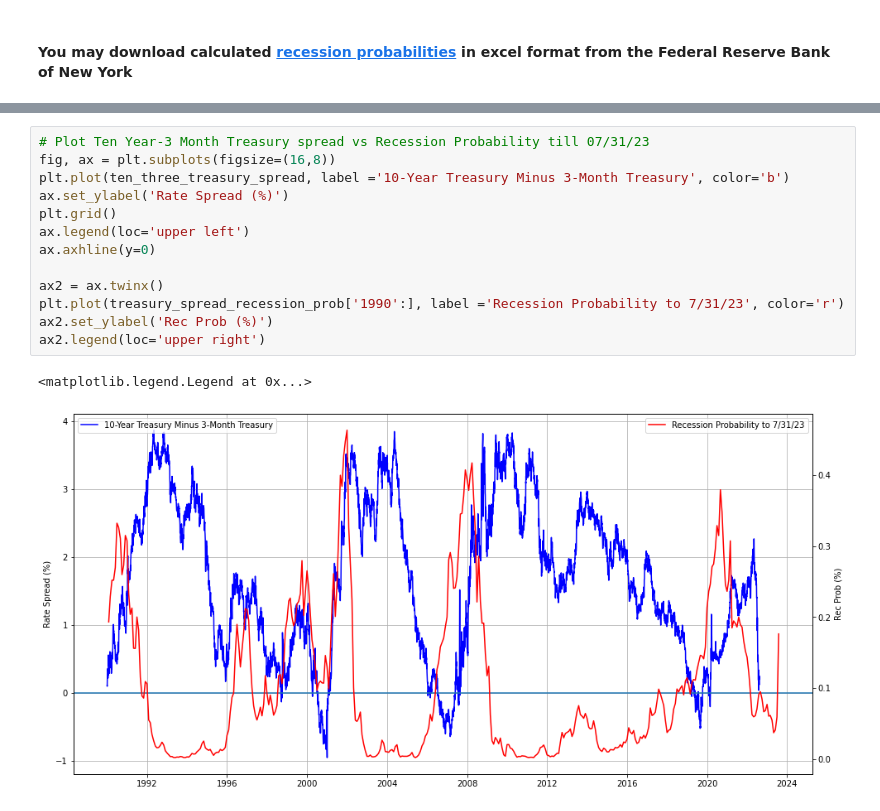
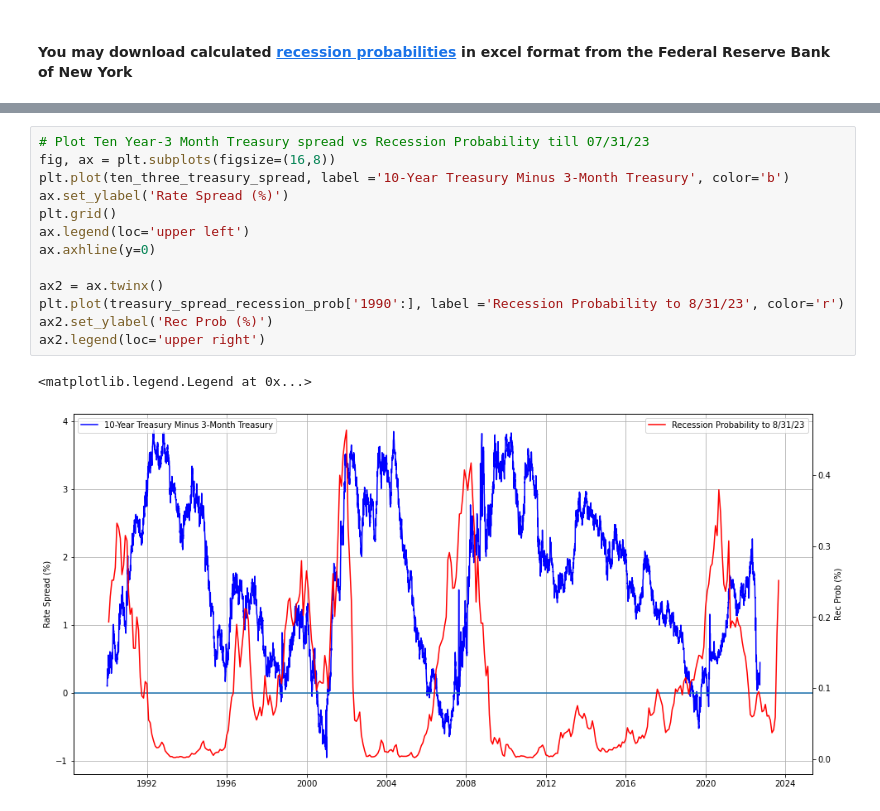
Before and after one commit to dbogatic/economic-indicators, a Jupyter notebook: recession_probability.ipynb, the cells around one changed output, grey strips where cells are left out. Cells and saved outputs as stored; diff of their text form.

Commit message:
updated yield curve and recession prob

```diff
--- a/recession_probability.ipynb
+++ b/recession_probability.ipynb
@@ -148,19 +148,19 @@ treasury_spread_recession_prob.tail()
 # %%
 # Plot Ten Year-3 Month Treasury spread vs Recession Probability till 07/31/23
 fig, ax = plt.subplots(figsize=(16,8))
 plt.plot(ten_three_treasury_spread, label ='10-Year Treasury Minus 3-Month Treasury', color='b')
 ax.set_ylabel('Rate Spread (%)')
 plt.grid()
 ax.legend(loc='upper left')
 ax.axhline(y=0)
 
 ax2 = ax.twinx()
-plt.plot(treasury_spread_recession_prob['1990':], label ='Recession Probability to 7/31/23', color='r')
+plt.plot(treasury_spread_recession_prob['1990':], label ='Recession Probability to 8/31/23', color='r')
 ax2.set_ylabel('Rec Prob (%)')
 ax2.legend(loc='upper right')
 # %% [output]
 <matplotlib.legend.Legend at 0x...>
-[figure, old version]
+[figure, new version]
 # %%
 # Plot Recession Probability vs S&P 500
 fig, ax = plt.subplots(figsize=(16,8))
```
Also changed, not shown: parts of 9 cells of this notebook, 2 other files.
